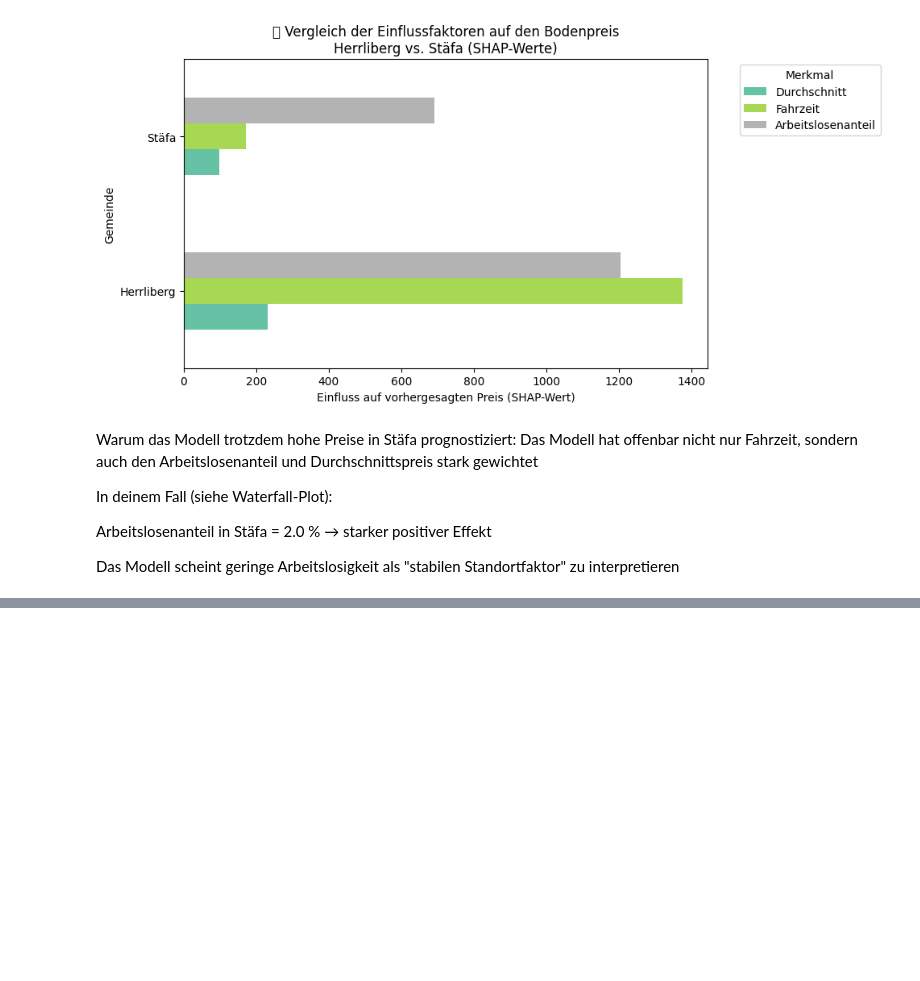
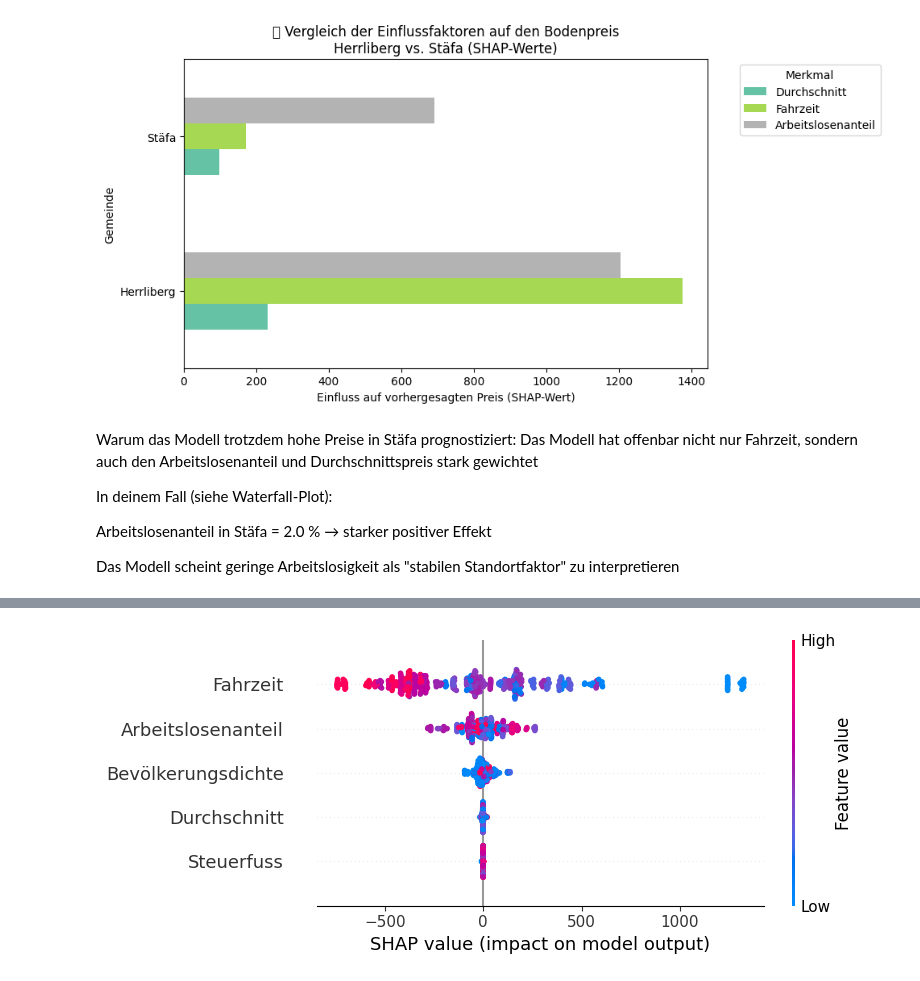
Before and after one commit to Bina-G10/BINA-G10, a Jupyter notebook: bina_gruppe10.ipynb, the cells around one changed output, grey strips where cells are left out. Drawn from its saved outputs; the diff is of its cells as text; code cells hidden in the pictures; blank space fills up the shorter version.

Commit message:
neue features im modell gebraucht

```diff
--- a/bina_gruppe10.ipynb
+++ b/bina_gruppe10.ipynb
@@ -996,0 +1049,7 @@ Das Modell scheint geringe Arbeitslosigkeit als "stabilen Standortfaktor" zu int
+# %%
+# Sicherstellen, dass Bevölkerungsdichte und Steuerfuss in df sind
+df['Bevölkerungsdichte'] = bevölkerungsdichte['Bevölkerungsdichte']
+df['Steuerfuss'] = steuerfuss['Steuerfuss ohne Kirche']
+
+# Überprüfen, ob alle Spalten nun korrekt vorhanden sind
+print(df.columns)
@@ -996,0 +1161,10 @@ Das Modell scheint geringe Arbeitslosigkeit als "stabilen Standortfaktor" zu int
+# %%
+# Entferne alle Zeilen mit NaN-Werten
+df_clean = df.dropna(subset=features_extended)
+
+# Neu definieren
+X_extended_clean = df_clean[features_extended]
+y_extended_clean = df_clean[target]
+
+# ✂️ Train/Test Split
+X_train, X_test, y_train, y_test = train_test_split(X_extended_clean, y_extended_clean, test_size=0.2, random_state=42)
@@ -996,0 +1219,13 @@ Das Modell scheint geringe Arbeitslosigkeit als "stabilen Standortfaktor" zu int
+# %%
+import shap
+
+# SHAP-Explainer für Random Forest Modell aufbauen
+explainer = shap.Explainer(model_rf, X_train)
+
+# SHAP-Werte für Testdaten berechnen
+shap_values = explainer(X_test)
+
+# SHAP Summary Plot für alle Features
+shap.summary_plot(shap_values, X_test)
+# %% [output]
+[figure, added]
```
Also changed, not shown: parts of 10 cells of this notebook.
